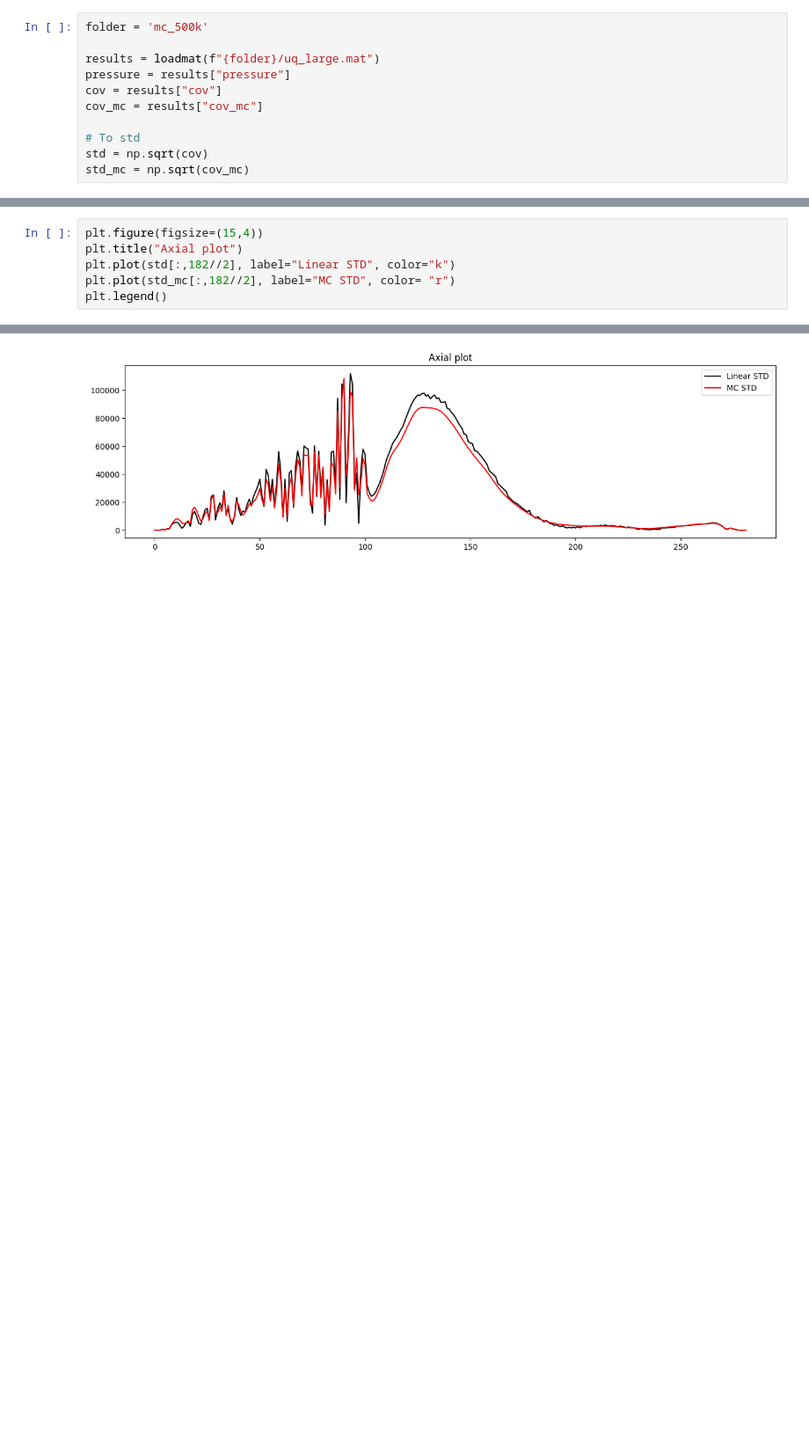
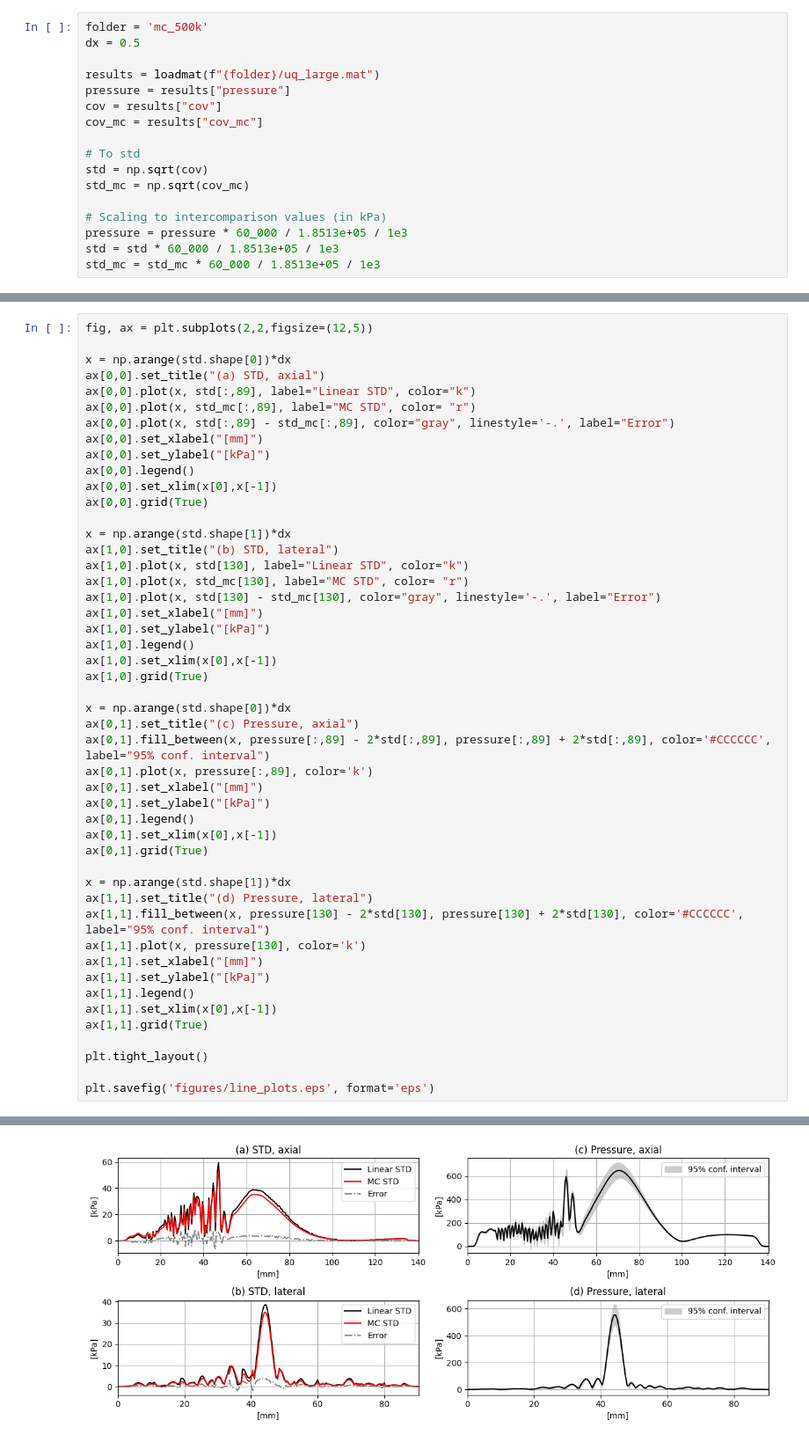
Before and after one commit to ucl-bug/linear-uncertainty, a Jupyter notebook: Figures.ipynb, the cells around one changed output, grey strips where cells are left out. Shown at 88% size. Cells and saved outputs as stored; diff of their text form; blank space fills up the shorter version.

```diff
--- a/Figures.ipynb
+++ b/Figures.ipynb
@@ -5,5 +8,6 @@ import numpy as np
 # %%
 folder = 'mc_500k'
+dx = 0.5
 
 results = loadmat(f"{folder}/uq_large.mat")
 pressure = results["pressure"]
@@ -13,3 +17,8 @@ cov_mc = results["cov_mc"]
 # To std
 std = np.sqrt(cov)
 std_mc = np.sqrt(cov_mc)
+
+# Scaling to intercomparison values (in kPa)
+pressure = pressure * 60_000 / 1.8513e+05 / 1e3
+std = std * 60_000 / 1.8513e+05 / 1e3
+std_mc = std_mc * 60_000 / 1.8513e+05 / 1e3
@@ -39,7 +152,49 @@ plt.colorbar(im, ax=ax[3])
 # %%
-plt.figure(figsize=(15,4))
-plt.title("Axial plot")
-plt.plot(std[:,182//2], label="Linear STD", color="k")
-plt.plot(std_mc[:,182//2], label="MC STD", color= "r")
-plt.legend()
+fig, ax = plt.subplots(2,2,figsize=(12,5))
+
+x = np.arange(std.shape[0])*dx
+ax[0,0].set_title("(a) STD, axial")
+ax[0,0].plot(x, std[:,89], label="Linear STD", color="k")
+ax[0,0].plot(x, std_mc[:,89], label="MC STD", color= "r")
+ax[0,0].plot(x, std[:,89] - std_mc[:,89], color="gray", linestyle='-.', label="Error")
+ax[0,0].set_xlabel("[mm]")
+ax[0,0].set_ylabel("[kPa]")
+ax[0,0].legend()
+ax[0,0].set_xlim(x[0],x[-1])
+ax[0,0].grid(True)
+
+x = np.arange(std.shape[1])*dx
+ax[1,0].set_title("(b) STD, lateral")
+ax[1,0].plot(x, std[130], label="Linear STD", color="k")
+ax[1,0].plot(x, std_mc[130], label="MC STD", color= "r")
+ax[1,0].plot(x, std[130] - std_mc[130], color="gray", linestyle='-.', label="Error")
+ax[1,0].set_xlabel("[mm]")
+ax[1,0].set_ylabel("[kPa]")
+ax[1,0].legend()
+ax[1,0].set_xlim(x[0],x[-1])
+ax[1,0].grid(True)
+
+x = np.arange(std.shape[0])*dx
+ax[0,1].set_title("(c) Pressure, axial")
+ax[0,1].fill_between(x, pressure[:,89] - 2*std[:,89], pressure[:,89] + 2*std[:,89], color='#CCCCCC', label="95% conf. interval")
+ax[0,1].plot(x, pressure[:,89], color='k')
+ax[0,1].set_xlabel("[mm]")
+ax[0,1].set_ylabel("[kPa]")
+ax[0,1].legend()
+ax[0,1].set_xlim(x[0],x[-1])
+ax[0,1].grid(True)
+
+x = np.arange(std.shape[1])*dx
+ax[1,1].set_title("(d) Pressure, lateral")
+ax[1,1].fill_between(x, pressure[130] - 2*std[130], pressure[130] + 2*std[130], color='#CCCCCC', label="95% conf. interval")
+ax[1,1].plot(x, pressure[130], color='k')
+ax[1,1].set_xlabel("[mm]")
+ax[1,1].set_ylabel("[kPa]")
+ax[1,1].legend()
+ax[1,1].set_xlim(x[0],x[-1])
+ax[1,1].grid(True)
+
+plt.tight_layout()
+
+plt.savefig('figures/line_plots.eps', format='eps')
 # %% [output]
@@ -47 +202 @@ plt.legend()
-[figure, old version]
+[figure, new version]
```
Also changed, not shown: parts of 15 cells of this notebook, 13 other files.
